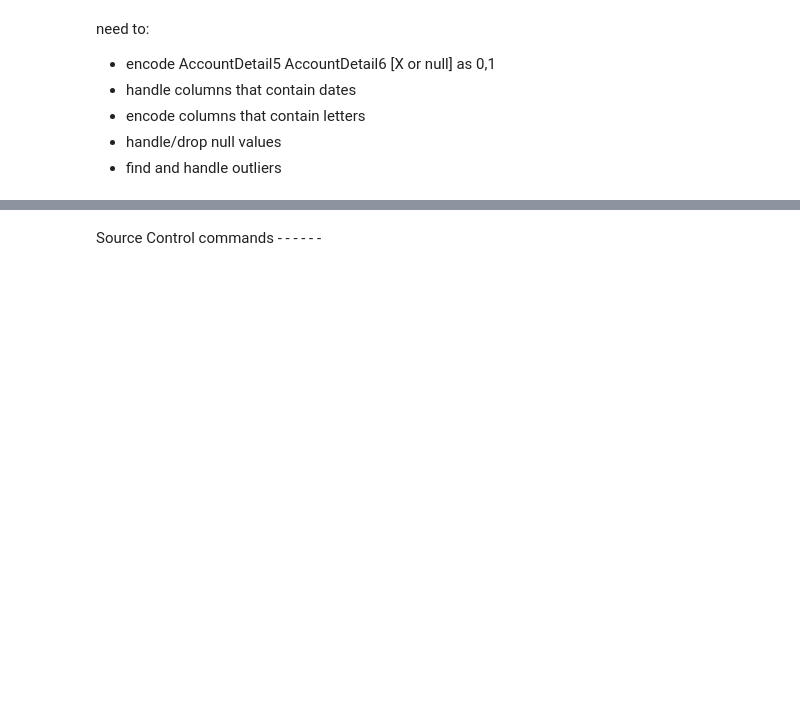
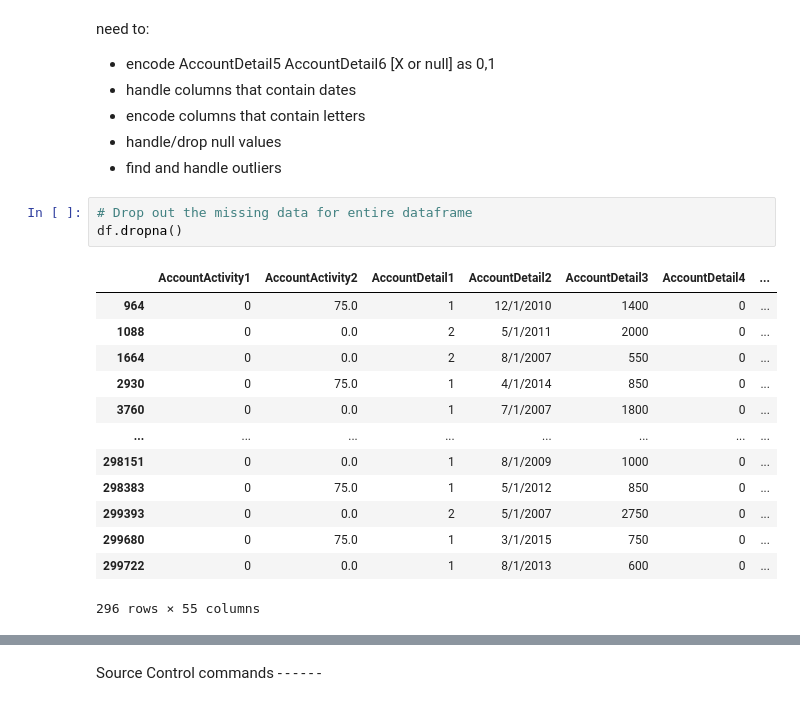
Before and after one commit to cmstewa19/DS2Project, a Jupyter notebook: DS2Project.ipynb, the cells around one changed output, grey strips where cells are left out. Cells and saved outputs as stored; diff of their text form; blank space fills up the shorter version.

```diff
--- a/DS2Project.ipynb
+++ b/DS2Project.ipynb
@@ -95,3 +95,20 @@ need to:
 - encode columns that contain letters
 - handle/drop null values
 - find and handle outliers
+# %%
+# Drop out the missing data for entire dataframe
+df.dropna()
+# %% [output]
+|  | AccountActivity1 | AccountActivity2 | AccountDetail1 | AccountDetail2 | AccountDetail3 | AccountDetail4 | ... |
+| 964 | 0 | 75.0 | 1 | 12/1/2010 | 1400 | 0 | ... |
+| 1088 | 0 | 0.0 | 2 | 5/1/2011 | 2000 | 0 | ... |
+| 1664 | 0 | 0.0 | 2 | 8/1/2007 | 550 | 0 | ... |
+| 2930 | 0 | 75.0 | 1 | 4/1/2014 | 850 | 0 | ... |
+| 3760 | 0 | 0.0 | 1 | 7/1/2007 | 1800 | 0 | ... |
+| ... | ... | ... | ... | ... | ... | ... | ... |
+| 298151 | 0 | 0.0 | 1 | 8/1/2009 | 1000 | 0 | ... |
+| 298383 | 0 | 75.0 | 1 | 5/1/2012 | 850 | 0 | ... |
+| 299393 | 0 | 0.0 | 2 | 5/1/2007 | 2750 | 0 | ... |
+| 299680 | 0 | 75.0 | 1 | 3/1/2015 | 750 | 0 | ... |
+| 299722 | 0 | 0.0 | 1 | 8/1/2013 | 600 | 0 | ... |
+296 rows × 55 columns
```
Also changed, not shown: parts of 4 cells of this notebook.
